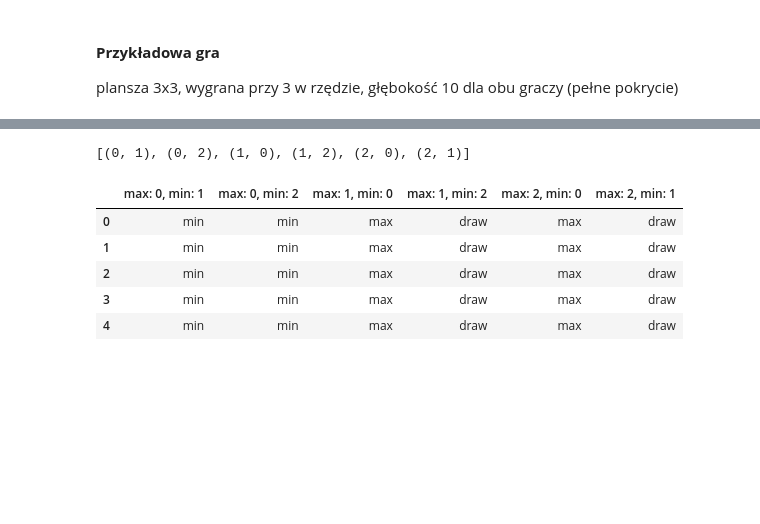
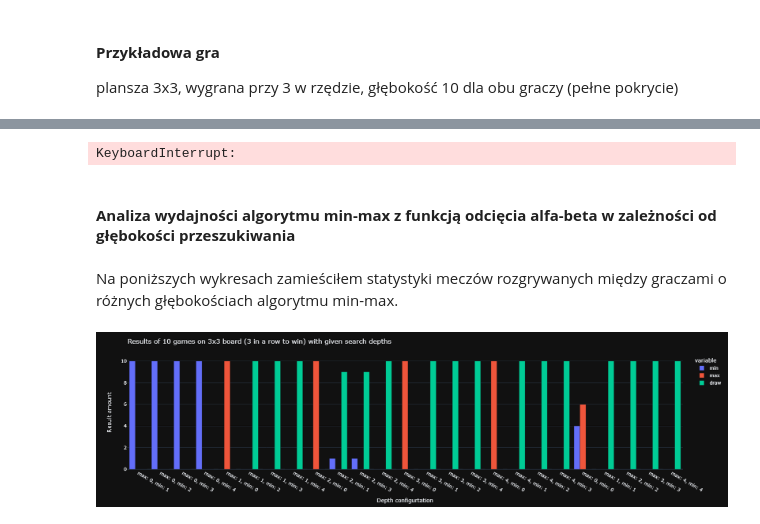
Before and after one commit to janekfilipecki/core-machine-learning, a Jupyter notebook: cw_3.ipynb, the cells around one changed output, grey strips where cells are left out. Saved outputs shown, nothing was run; the diff lists cells and outputs as text; code cells hidden in the pictures; blank space fills up the shorter version.

```diff
--- a/cw_3.ipynb
+++ b/cw_3.ipynb
@@ -351,24 +385,16 @@ Exception reporting mode: Verbose
 # %%
-RUN_AMOUNT = 5
-BOARD_SIZE = 3
-WIN_LENGTH = 3
+RUN_AMOUNT = 10
+BOARD_SIZE = 5
+WIN_LENGTH = 5
 df = pd.DataFrame()
 
-pairs = list(permutations(range(3), 2))
-print(pairs)
-# pairs = [(1,4)]
+pairs = list(permutations(range(4), 2)) + [(x, x) for x in range(5)]
 for x, y in pairs:
     g = Game(min_max_a_b, min_max_a_b, x, y, BOARD_SIZE, WIN_LENGTH)
     df[f'max: {x}, min: {y}'] = [g.run_reset() for _ in range(RUN_AMOUNT)]
 df
 # %% [output]
-[(0, 1), (0, 2), (1, 0), (1, 2), (2, 0), (2, 1)]
+KeyboardInterrupt:
-|  | max: 0, min: 1 | max: 0, min: 2 | max: 1, min: 0 | max: 1, min: 2 | max: 2, min: 0 | max: 2, min: 1 |
-| 0 | min | min | max | draw | max | draw |
-| 1 | min | min | max | draw | max | draw |
-| 2 | min | min | max | draw | max | draw |
-| 3 | min | min | max | draw | max | draw |
-| 4 | min | min | max | draw | max | draw |
 # %%
 sum_df = pd.DataFrame()
 for c in df.columns:
@@ -386,3 +412,11 @@ layout = go.Layout(title=f'Results of {RUN_AMOUNT} games on {BOARD_SIZE}x{BOARD_
                    xaxis=dict(title='Depth configurtation'))
 fig.update_layout(layout)
 fig.show()
+# %% [markdown]
+#### __Analiza wydajności algorytmu min-max z funkcją odcięcia alfa-beta w zależności od głębokości przeszukiwania__
+# %% [markdown]
+Na poniższych wykresach zamieściłem statystyki meczów rozgrywanych między graczami o różnych głębokościach algorytmu min-max.
+# %%
+Image("images/3x3(3).png")
+# %% [output]
+[figure, added]
```
Also changed, not shown: parts of 9 cells of this notebook, 3 other files.
